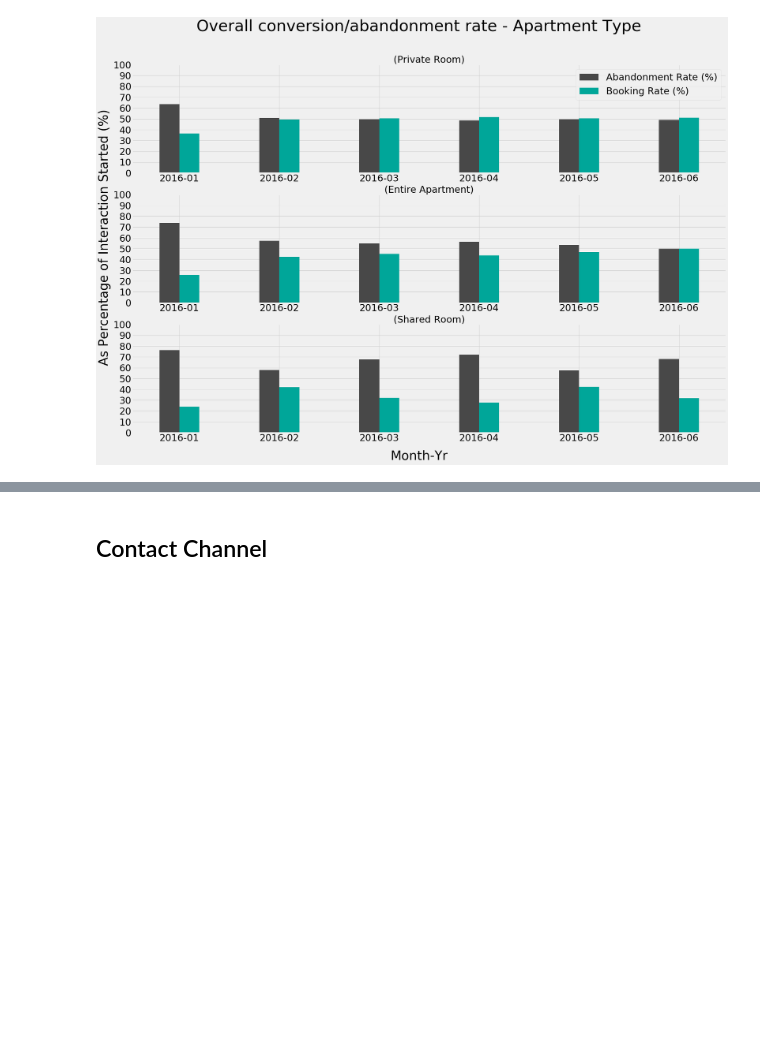
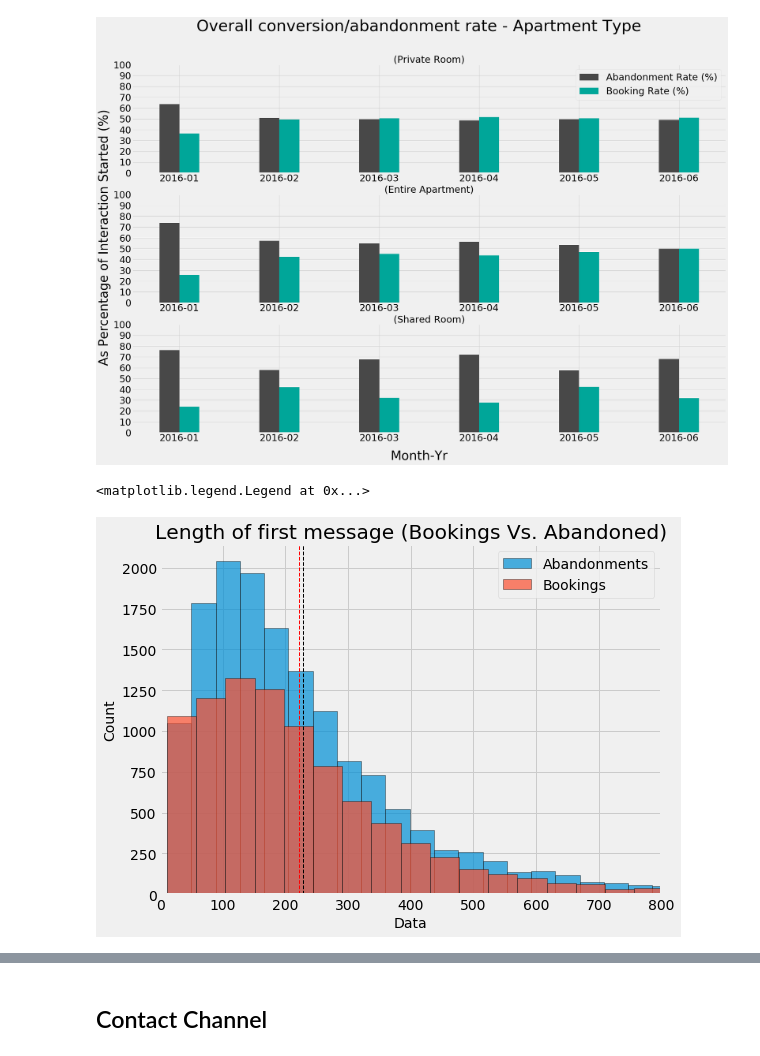
Before and after one commit to NikhilSawal/data_science_case_studies, a Jupyter notebook: airbnb/solution/solution.ipynb, the cells around one changed output, grey strips where cells are left out. Saved outputs shown, nothing was run; the diff lists cells and outputs as text; code cells hidden in the pictures; blank space fills up the shorter version.

```diff
--- a/airbnb/solution/solution.ipynb
+++ b/airbnb/solution/solution.ipynb
@@ -497,3 +515,29 @@ plt.show()
 # we might want to look into that.
 # %% [output]
 [figure]
+# %%
+from statistics import mean
+bookings_df = checkins_df[checkins_df['is_booking_at']==False]
+abandonment_df = checkins_df[checkins_df['is_booking_at']==True]
+
+bookings_df = bookings_df[bookings_df['m_first_message_length_in_characters']>10]
+abandonment_df = abandonment_df[abandonment_df['m_first_message_length_in_characters']>10]
+
+plt.figure(figsize=(8, 6))
+plt.hist(abandonment_df['m_first_message_length_in_characters'], edgecolor='black', bins=50, alpha=0.7, label='Abandonments')
+plt.hist(bookings_df['m_first_message_length_in_characters'], edgecolor='black', bins=50, alpha=0.7, label='Bookings')
+plt.axvline(abandonment_df['m_first_message_length_in_characters'].mean(), color='k', linestyle='dashed', linewidth=1)
+plt.axvline(bookings_df['m_first_message_length_in_characters'].mean(), color='r', linestyle='dashed', linewidth=1)
+plt.xlim(0, 800)
+plt.xlabel("Data", size=14)
+plt.ylabel("Count", size=14)
+plt.title("Length of first message (Bookings Vs. Abandoned)")
+plt.legend(loc='upper right')
+
+
+# mean(abandonment_df['m_first_message_length_in_characters'])
+# mean(bookings_df['m_first_message_length_in_characters'])
+# bookings_df
+# %% [output]
+<matplotlib.legend.Legend at 0x...>
+[figure, added]
```
Also changed, not shown: parts of 10 cells of this notebook.
